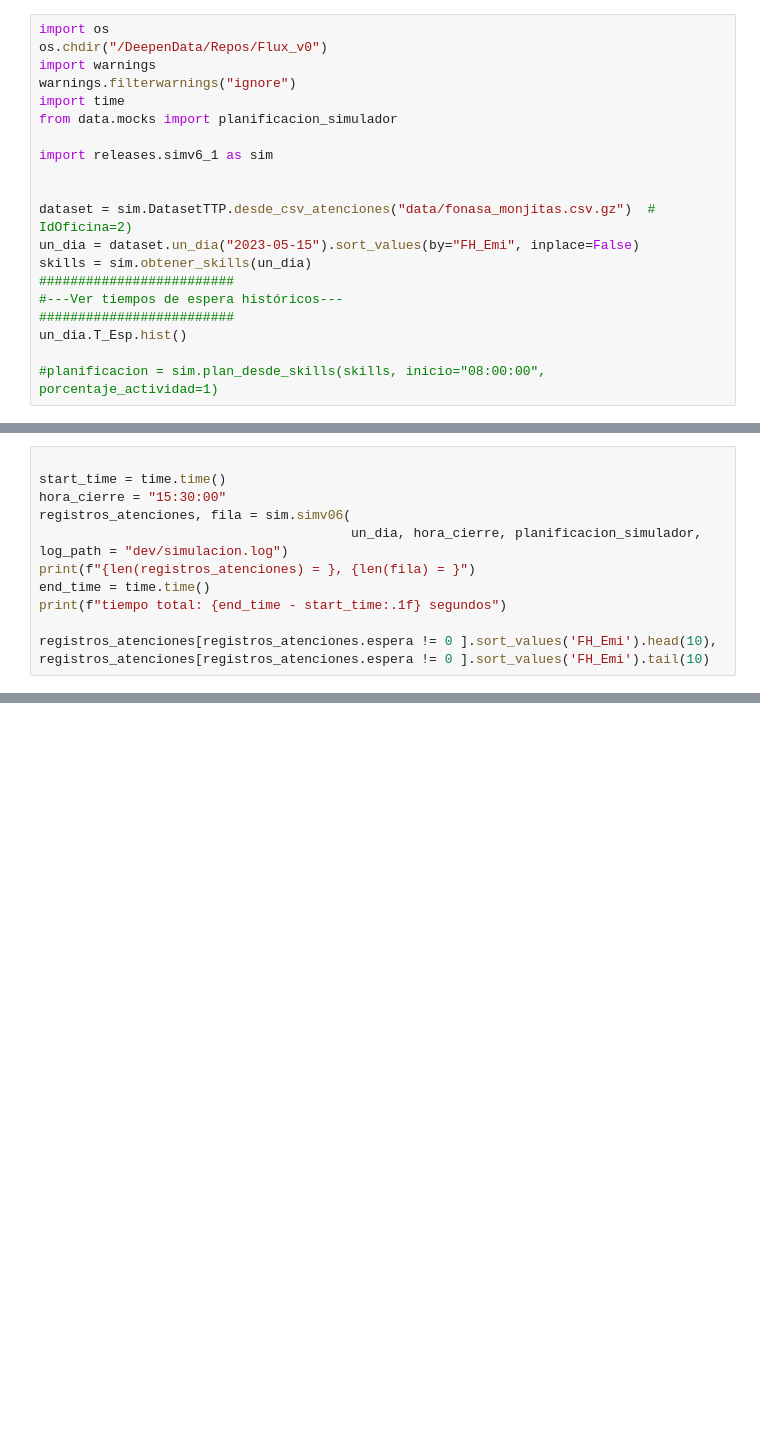
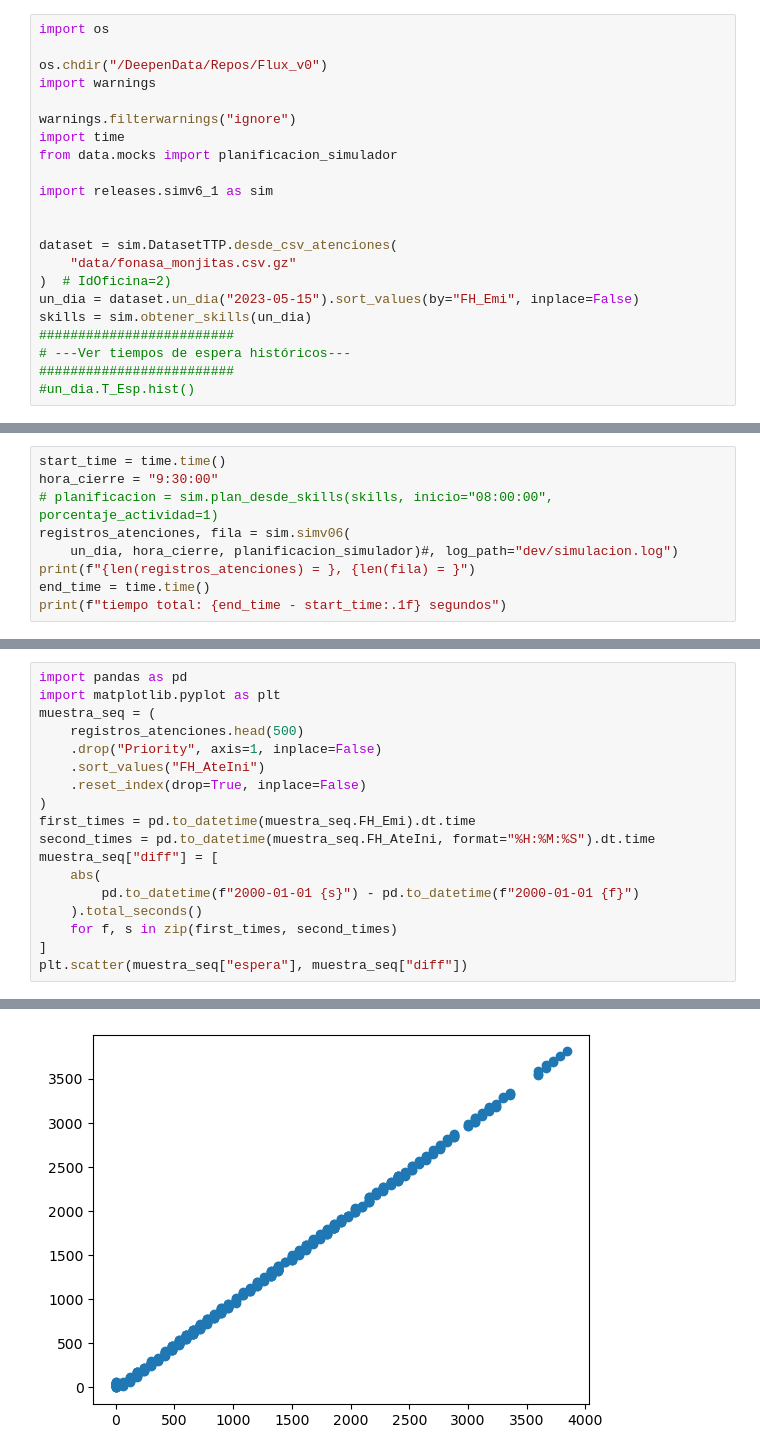
Before and after one commit to alejandroacevedo2305/Flux_v0, a Jupyter notebook: demo_notebooks/demo_simulador.ipynb, the cells around one changed output, grey strips where cells are left out. Saved outputs shown, nothing was run; the diff lists cells and outputs as text; blank space fills up the shorter version.

Commit message:
demo simulador okey

```diff
--- a/demo_notebooks/demo_simulador.ipynb
+++ b/demo_notebooks/demo_simulador.ipynb
@@ -1,7 +1,9 @@
 # %%
 import os
+
 os.chdir("/DeepenData/Repos/Flux_v0")
 import warnings
+
 warnings.filterwarnings("ignore")
 import time
 from data.mocks import planificacion_simulador
@@ -9,12 +11,12 @@ from data.mocks import planificacion_simulador
 import releases.simv6_1 as sim
 
 
-dataset = sim.DatasetTTP.desde_csv_atenciones("data/fonasa_monjitas.csv.gz")  # IdOficina=2)
+dataset = sim.DatasetTTP.desde_csv_atenciones(
+    "data/fonasa_monjitas.csv.gz"
+)  # IdOficina=2)
 un_dia = dataset.un_dia("2023-05-15").sort_values(by="FH_Emi", inplace=False)
 skills = sim.obtener_skills(un_dia)
 #########################
-#---Ver tiempos de espera históricos---
+# ---Ver tiempos de espera históricos---
 #########################
-un_dia.T_Esp.hist()
-
-#planificacion = sim.plan_desde_skills(skills, inicio="08:00:00", porcentaje_actividad=1)
+#un_dia.T_Esp.hist()
@@ -24,12 +27,10 @@ un_dia.T_Esp.hist()
 # %%
-
 start_time = time.time()
-hora_cierre = "15:30:00"
+hora_cierre = "9:30:00"
+# planificacion = sim.plan_desde_skills(skills, inicio="08:00:00", porcentaje_actividad=1)
 registros_atenciones, fila = sim.simv06(
-                                        un_dia, hora_cierre, planificacion_simulador,  log_path = "dev/simulacion.log")
+    un_dia, hora_cierre, planificacion_simulador)#, log_path="dev/simulacion.log")
 print(f"{len(registros_atenciones) = }, {len(fila) = }")
 end_time = time.time()
 print(f"tiempo total: {end_time - start_time:.1f} segundos")
-
-registros_atenciones[registros_atenciones.espera != 0 ].sort_values('FH_Emi').head(10), registros_atenciones[registros_atenciones.espera != 0 ].sort_values('FH_Emi').tail(10)
 # %% [output]
@@ -66,0 +49,19 @@ registros_atenciones.espera.hist()
+# %%
+import pandas as pd
+import matplotlib.pyplot as plt
+muestra_seq = (
+    registros_atenciones.head(500)
+    .drop("Priority", axis=1, inplace=False)
+    .sort_values("FH_AteIni")
+    .reset_index(drop=True, inplace=False)
+)
+first_times = pd.to_datetime(muestra_seq.FH_Emi).dt.time
+second_times = pd.to_datetime(muestra_seq.FH_AteIni, format="%H:%M:%S").dt.time
+muestra_seq["diff"] = [
+    abs(
+        pd.to_datetime(f"2000-01-01 {s}") - pd.to_datetime(f"2000-01-01 {f}")
+    ).total_seconds()
+    for f, s in zip(first_times, second_times)
+]
+plt.scatter(muestra_seq["espera"], muestra_seq["diff"])
+# %% [output]
@@ -66,0 +69 @@ registros_atenciones.espera.hist()
+[figure, added]
```
Also changed, not shown: parts of 12 cells of this notebook, 4 other files.
